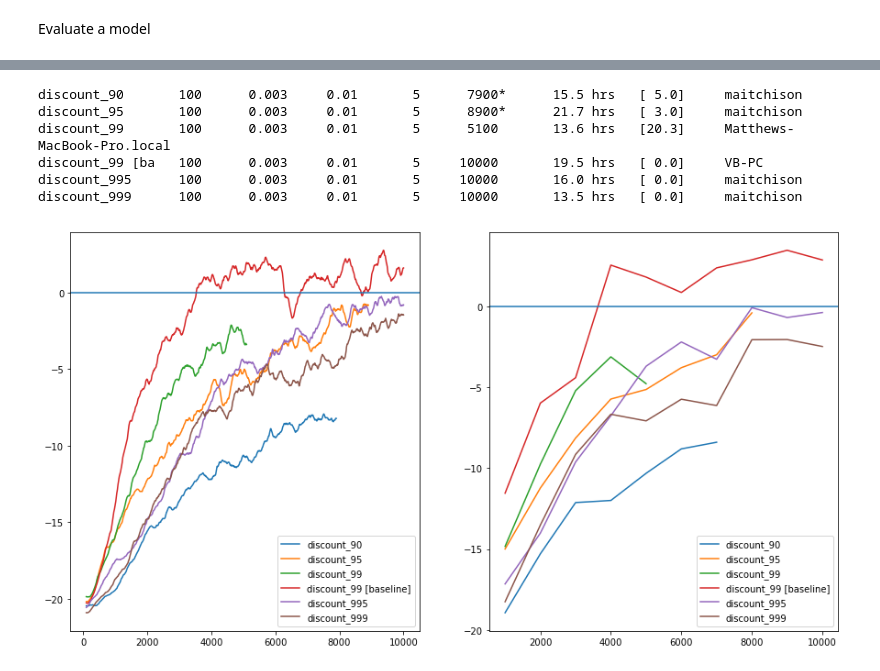
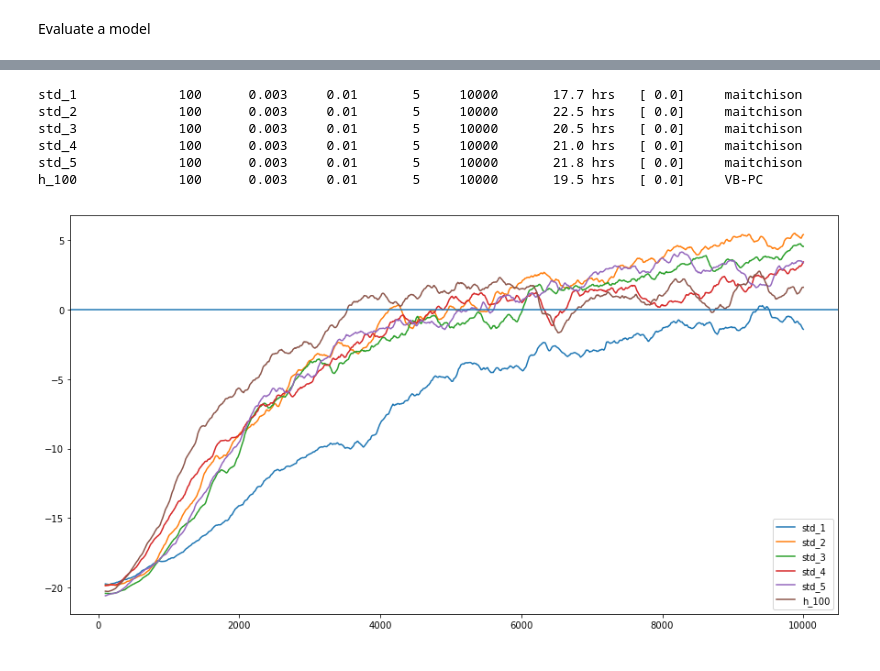
Before and after one commit to maitchison/pong, a Jupyter notebook: PONG eval.ipynb, the cells around one changed output, grey strips where cells are left out. Saved outputs shown, nothing was run; the diff lists cells and outputs as text; code cells hidden in the pictures.

```diff
--- a/PONG eval.ipynb
+++ b/PONG eval.ipynb
@@ -211,15 +216,22 @@ gamma_999         100      0.003     0.01       5         0        0.0 hrs   [ 0
-# %%
-plt.rcParams["figure.figsize"] = (15,8)
-inspect = dr_list
-show_info(inspect)
-compare_models(inspect)
-# %% [output]
-discount_90       100      0.003     0.01       5      7900*      15.5 hrs   [ 5.0]     maitchison
-discount_95       100      0.003     0.01       5      8900*      21.7 hrs   [ 3.0]     maitchison
-discount_99       100      0.003     0.01       5      5100       13.6 hrs   [20.3]     Matthews-MacBook-Pro.local
-discount_99 [ba   100      0.003     0.01       5     10000       19.5 hrs   [ 0.0]     VB-PC
-discount_995      100      0.003     0.01       5     10000       16.0 hrs   [ 0.0]     maitchison
-discount_999      100      0.003     0.01       5     10000       13.5 hrs   [ 0.0]     maitchison
-[figure, removed]
+# %%
+plt.rcParams["figure.figsize"] = (15,8)
+#inspect = gamma_list
+inspect = ['std_1','std_2','std_3','std_4','std_5','h_100']
+#inspect = ['equiv_1','equiv_2','equiv_3','equiv_4','equiv_5', 'h_100']
+show_info(inspect)
+compare_models(inspect, both = False)
+
+
+# std 1 shows that we should take results with a gain of started, as initialization and training can make quite a difference.
+# median of 3 might be a good idea
+# equiv weights are much more stable... so this would be a good idea when compairing models (atleast when H is not involved)
+# %% [output]
+std_1             100      0.003     0.01       5     10000       17.7 hrs   [ 0.0]     maitchison
+std_2             100      0.003     0.01       5     10000       22.5 hrs   [ 0.0]     maitchison
+std_3             100      0.003     0.01       5     10000       20.5 hrs   [ 0.0]     maitchison
+std_4             100      0.003     0.01       5     10000       21.0 hrs   [ 0.0]     maitchison
+std_5             100      0.003     0.01       5     10000       21.8 hrs   [ 0.0]     maitchison
+h_100             100      0.003     0.01       5     10000       19.5 hrs   [ 0.0]     VB-PC
+[figure, added]
 # %%
 # make a video
```
Also changed, not shown: parts of 6 cells of this notebook, 4 other files.
